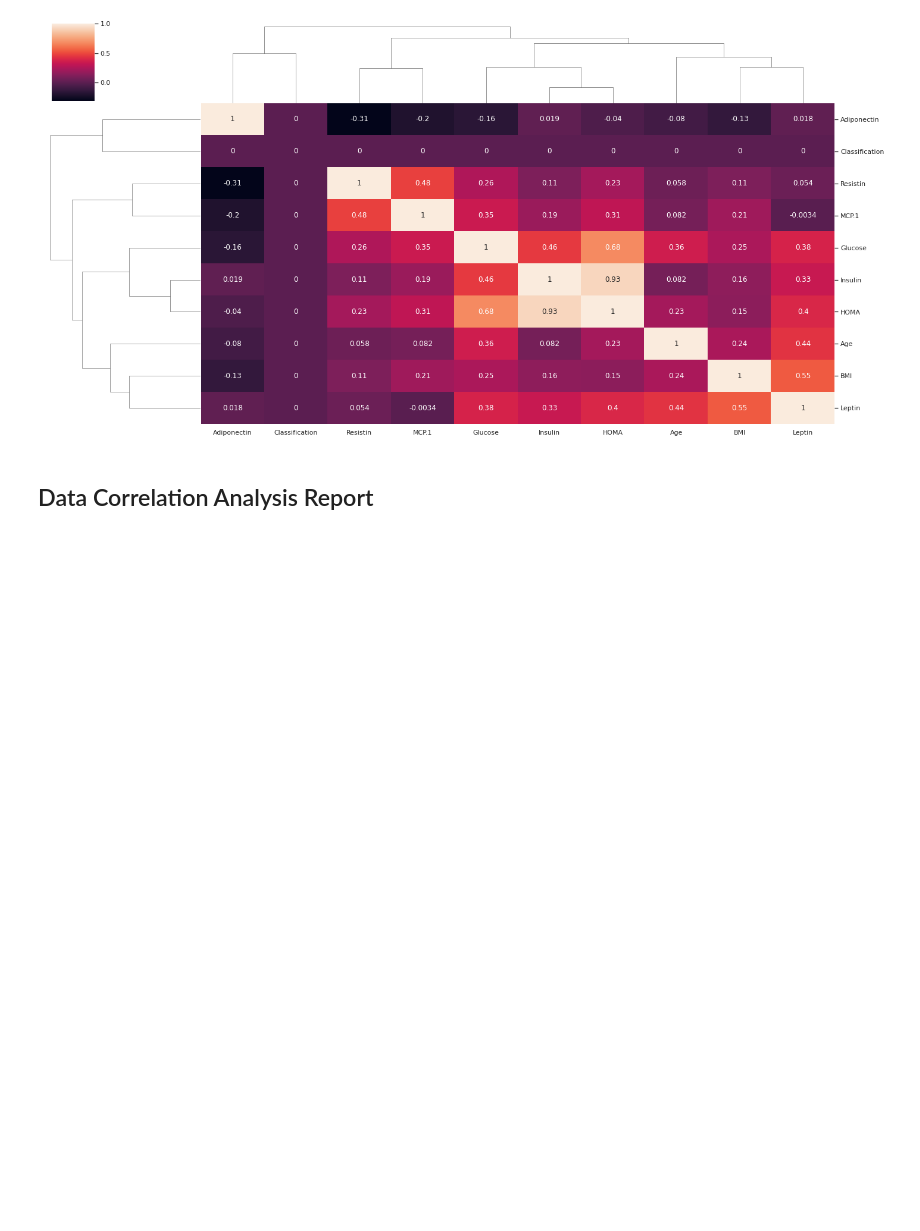
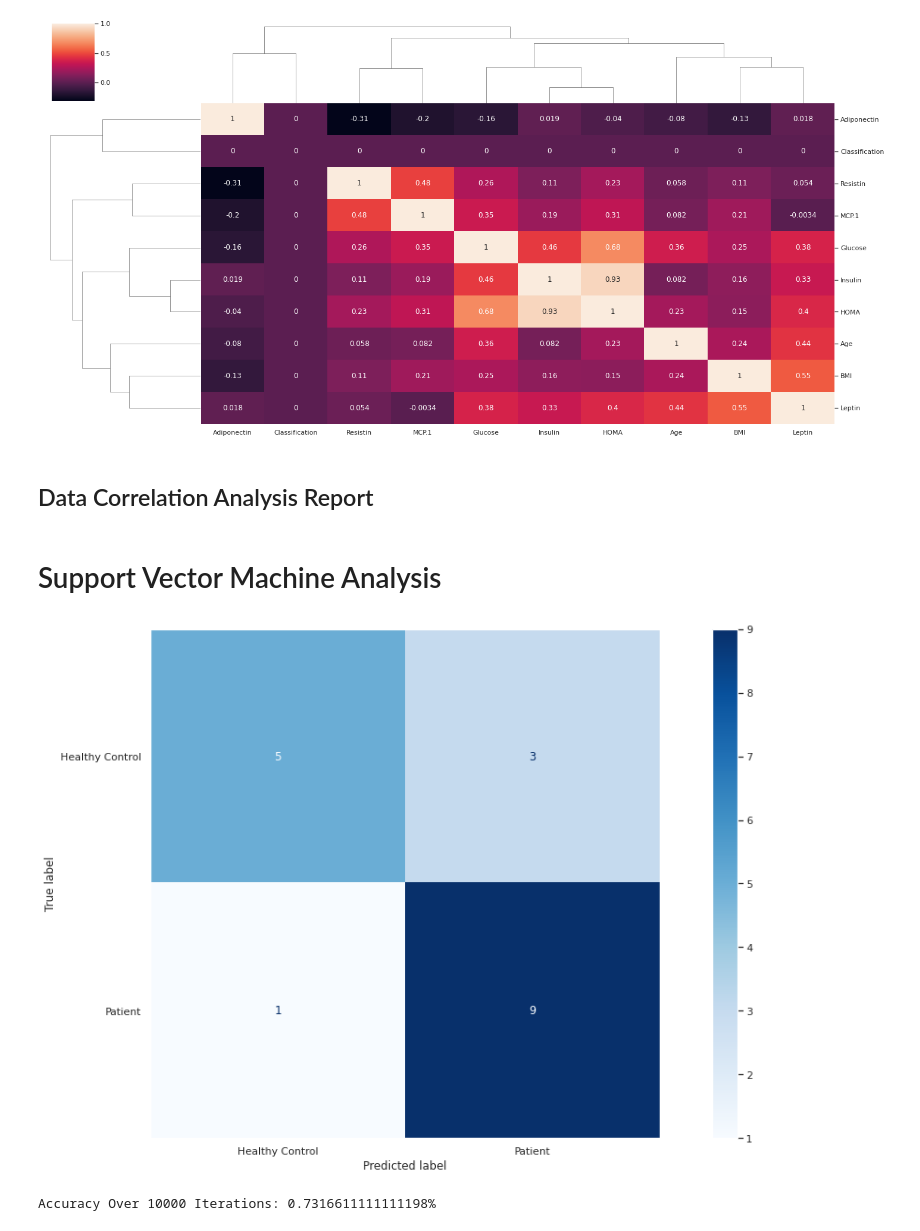
Before and after one commit to michaelmannino/cmsc320_Final, a Jupyter notebook: cancer_analysis.ipynb, the cells around one changed output. Drawn from its saved outputs; the diff is of its cells as text; code cells hidden in the pictures; blank space fills up the shorter version.

```diff
--- a/cancer_analysis.ipynb
+++ b/cancer_analysis.ipynb
@@ -368,3 +390,44 @@ plt.show()
 [figure]
 # %% [markdown]
 ## Data Correlation Analysis Report
+# %% [markdown]
+# Support Vector Machine Analysis
+# %%
+# Plot confusion matrix
+def plot_confusion(classifier, testing_data, testing_label, display_labels):
+    fig, ax = plt.subplots(figsize=(20, 10))
+
+    plot_confusion_matrix(classifier, testing_data, testing_label, display_labels=display_labels, cmap=plt.cm.Blues, ax=ax)
+
+    plt.grid(False)
+    plt.show()
+
+def determine_accuracy(df, number_iterations=10000):
+    mean_accuarcy = 0
+
+    for _ in range(number_iterations):
+        training_data, testing_data, training_label, testing_label = train_test_split(df.to_numpy()[:, :-1], df.to_numpy()[:, -1], test_size=0.15)
+
+        classifier = svm.LinearSVC()
+        classifier.fit(training_data, training_label)
+
+        mean_accuarcy += accuracy_score(testing_label, classifier.predict(testing_data))
+
+    return mean_accuarcy / number_iterations
+# %%
+# Create SVM model and compute and plot confusion matrix
+training_data, testing_data, training_label, testing_label = train_test_split(df.to_numpy()[:, :-1], df.to_numpy()[:, -1], test_size=0.15)
+
+# LinearSVC builds a SVM in order to utilize a one-vs-all approach to creating a multi-class SVM
+# From the sklearn documentation: "LinearSVC implements 'one-vs-the-rest' [i.e. one-vs-all] multi-class strategy, thus training n_classes models."
+classifier = svm.LinearSVC()
+classifier.fit(training_data, training_label)
+
+plot_confusion(classifier, testing_data, testing_label, ['Healthy Control', 'Patient'])
+# %% [output]
+[figure, added]
+# %%
+accuracy = determine_accuracy(df)
+print(f'Accuracy Over 10000 Iterations: {accuracy}%')
+# %% [output]
+Accuracy Over 10000 Iterations: 0.7316611111111198%
```
Also changed, not shown: parts of 14 cells of this notebook.
